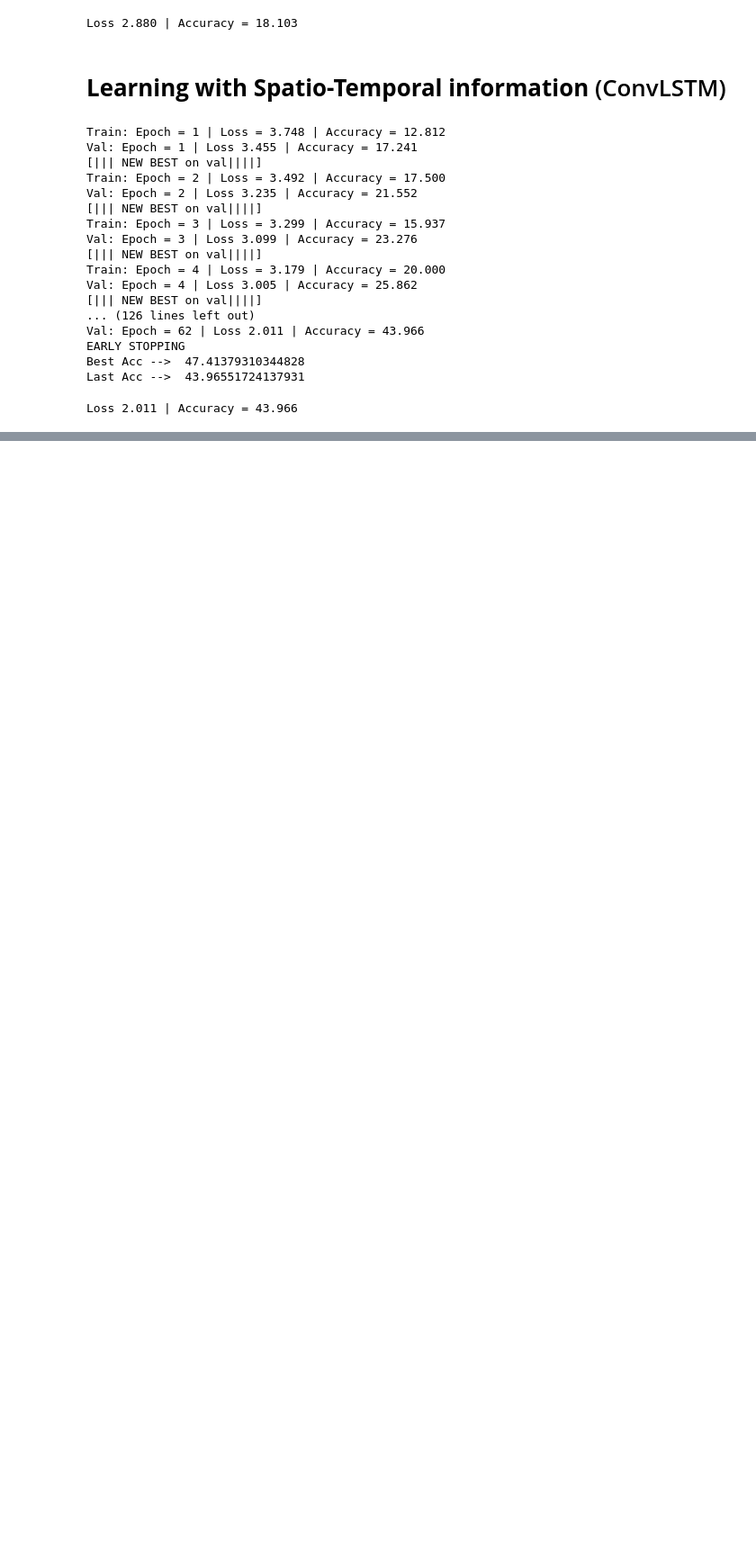
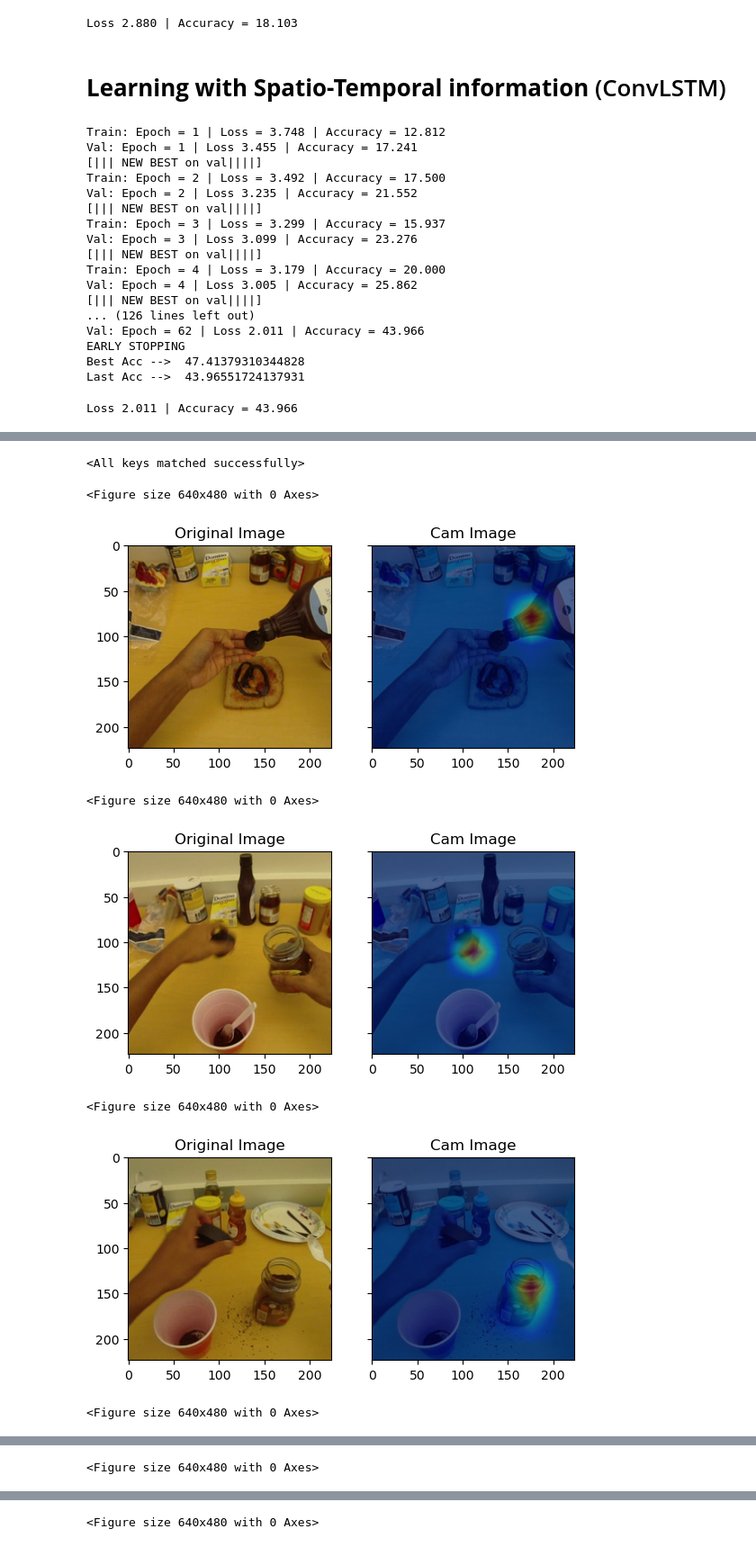
Before and after one commit to Vitabile/Advanced-Machine-Learning, a Jupyter notebook: Homework2_AML.ipynb, the cells around one changed output, grey strips where cells are left out. Shown at 90% size. Saved outputs shown, nothing was run; the diff lists cells and outputs as text; code cells hidden in the pictures; blank space fills up the shorter version.

```diff
--- a/Homework2_AML.ipynb
+++ b/Homework2_AML.ipynb
@@ -115,11 +119,11 @@ BATCH_SIZE = 64
 LR = 0.001  # The initial Learning Rate
 MOMENTUM = 0.9  # Hyperparameter for SGD, keep this at 0.9 when using SGD
 WEIGHT_DECAY = 4e-5  # Regularization, you can keep this at the default
-NUM_EPOCHS = 200  # Total number of training epochs (iterations over dataset)
-STEP_SIZE = [25, 75, 150]  # How many epochs before decreasing learning rate (if using a step-down policy)
+NUM_EPOCHS = 100  # Total number of training epochs (iterations over dataset)
+STEP_SIZE = [20, 50, 75]  # How many epochs before decreasing learning rate (if using a step-down policy)
 GAMMA = 0.1  # Multiplicative factor for learning rate step-down
 MEM_SIZE = 512  # Dim of internal state of LSTM or ConvLSTM
-SEQ_LEN = 3  # Num Frames
+SEQ_LEN = 5  # Num Frames
 
 # this dictionary is needed for the logger class
 parameters = {
@@ -139,10 +143,18 @@ parameters = {
 ## Dataloaders & Preprocessing
 # %%
 # Normalize
-normalize = Normalize(mean=[0.485, 0.456, 0.406], std=[0.229, 0.224, 0.225])
+mean = [0.485, 0.456, 0.406]
+std = [0.229, 0.224, 0.225]
+
+
+normalize = Normalize(mean=mean, std=std)
+
+
 spatial_transform = Compose(
     [Scale(256), RandomHorizontalFlip(), MultiScaleCornerCrop([1, 0.875, 0.75, 0.65625], 224), ToTensor(), normalize]
 )
+
+
 spatial_transform_val = Compose([Scale(256), CenterCrop(224), ToTensor(), normalize])
 # %%
 # Prepare Pytorch train/test Datasets
@@ -161,6 +173,18 @@ val_loader = DataLoader(test_dataset, batch_size=BATCH_SIZE, shuffle=False, num_
 ['S1', 'S2', 'S3', 'S4']
 Train Dataset: 341
 Test Dataset: 116
+# %%
+def plot_cam(img, cam_img):
+    plt.figure()
+    fig, ax = plt.subplots(1, 2, sharex='col', sharey='row')
+
+    # axes are in a two-dimensional array, indexed by [row, col]
+    ax[0].title.set_text('Original Image')
+    ax[1].title.set_text('Cam Image')
+
+    ax[0].imshow(img)
+    ax[1].imshow(cam_img)
+    plt.show()
 # %% [markdown]
 ## Model
 # %%
@@ -672,0 +787,21 @@ Loss 2.011 | Accuracy = 43.966
+# %%
+homework_step = 2
+model_folder = "saved_models/" + "homework_step" + str(homework_step) + "/"
+
+model = ourModel(num_classes=NUM_CLASSES, mem_size=MEM_SIZE, homework_step=homework_step, DEVICE=DEVICE)
+model.load_state_dict(torch.load(model_folder + 'model', map_location=torch.device('cpu')), strict=True)
+# %% [output]
+<All keys matched successfully>
+# %%
+with torch.no_grad():
+    for j, (inputs, targets) in enumerate(val_loader):
+        inputVariable = inputs.permute(1, 0, 2, 3, 4)
+        model.class_activation_map(inputVariable, mean, std)
+# %% [output]
+<Figure size 640x480 with 0 Axes>
+[figure, added]
+<Figure size 640x480 with 0 Axes>
+[figure, added]
+<Figure size 640x480 with 0 Axes>
+[figure, added]
+<Figure size 640x480 with 0 Axes>
@@ -672,0 +809 @@ Loss 2.011 | Accuracy = 43.966
+<Figure size 640x480 with 0 Axes>
@@ -672,0 +811 @@ Loss 2.011 | Accuracy = 43.966
+<Figure size 640x480 with 0 Axes>
```
Also changed, not shown: parts of 11 cells of this notebook.
